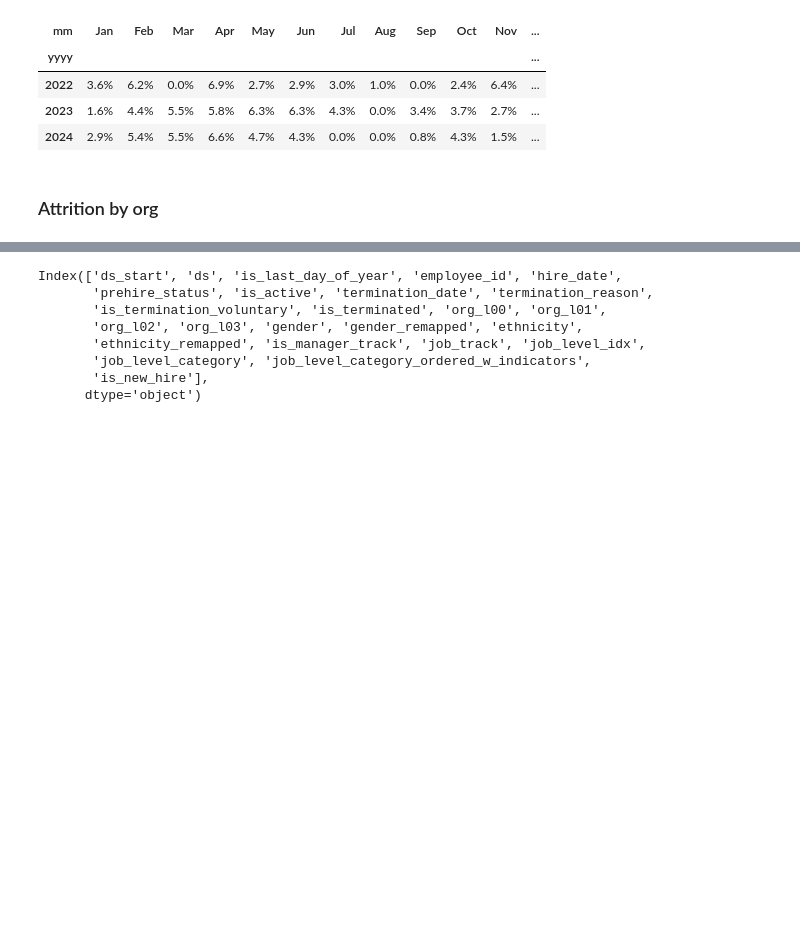
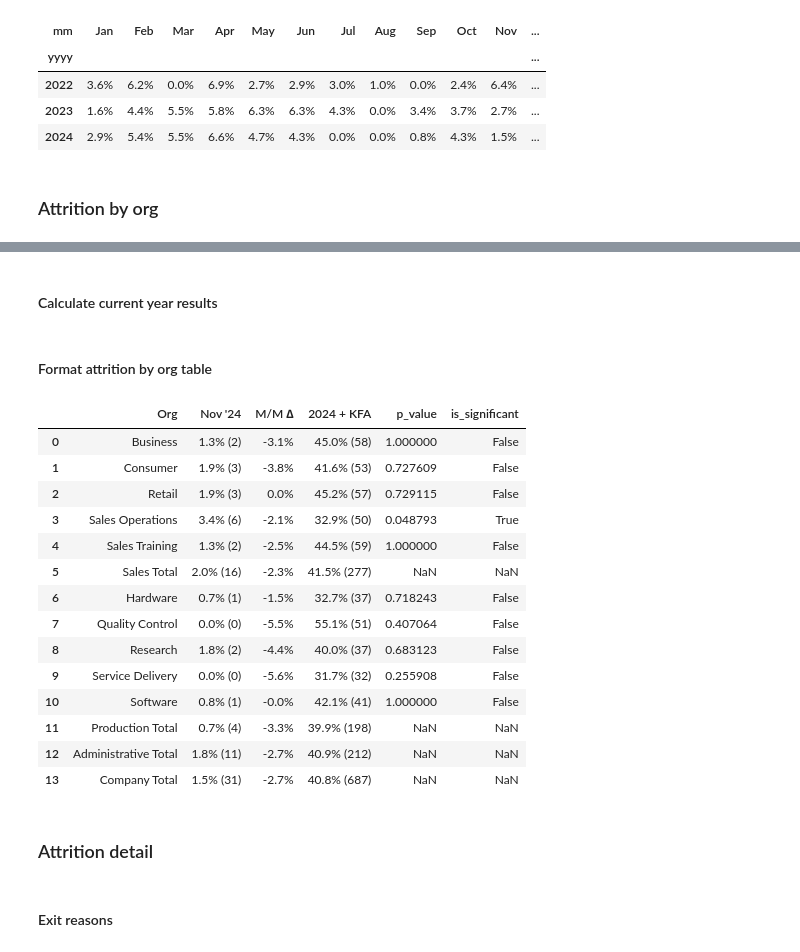
Before and after one commit to AtypicalLogic/fictional_hr_analytics, a Jupyter notebook: analyze/monthly_core_metrics.ipynb, the cells around one changed output, grey strips where cells are left out. Saved outputs shown, nothing was run; the diff lists cells and outputs as text; code cells hidden in the pictures; blank space fills up the shorter version.

```diff
--- a/analyze/monthly_core_metrics.ipynb
+++ b/analyze/monthly_core_metrics.ipynb
@@ -938,11 +1151,31 @@ Period('2024-11', 'M')
-# %%
-df_employees_plus.columns
-# %% [output]
-Index(['ds_start', 'ds', 'is_last_day_of_year', 'employee_id', 'hire_date',
-       'prehire_status', 'is_active', 'termination_date', 'termination_reason',
-       'is_termination_voluntary', 'is_terminated', 'org_l00', 'org_l01',
-       'org_l02', 'org_l03', 'gender', 'gender_remapped', 'ethnicity',
-       'ethnicity_remapped', 'is_manager_track', 'job_track', 'job_level_idx',
-       'job_level_category', 'job_level_category_ordered_w_indicators',
-       'is_new_hire'],
-      dtype='object')
+# %% [markdown]
+#### Calculate current year results
+# %%
+selected_fields = ['org_l01', 'org_l02', 'n_active_employees', 'n_terminated_employees', 'avg_active_employees', 'attrition_rate']
+
+attrition_by_org_current_year = pd.DataFrame([default_values])
+
+for org_idx in org_map:
+    # calculate values related to org_l02
+    if org_idx['incl_org_l02']:
+        attrition_by_org_current_year = pd.concat([
+            attrition_by_org_current_year,
+            df_annual_by_org2[(df_annual_by_org2.ds_start == start_of_year) & (df_annual_by_org2.org_l01 == org_idx['org_name'])][selected_fields],
+        ], ignore_index=True)
+    # calculate subtotals that correspond to org_l01
+    attrition_by_org_current_year = pd.concat([
+        attrition_by_org_current_year,
+        df_annual_by_org1[(df_annual_by_org1.ds_start == start_of_year) & (df_annual_by_org1.org_l01 == org_idx['org_name'])][selected_fields],
+    ], ignore_index=True)
+# calculate grand total
+attrition_by_org_current_year = pd.concat([
+    attrition_by_org_current_year,
+    pd.merge(
+        left=pd.DataFrame([{'ds': pd.to_datetime(df_annual[df_annual.ds_start == start_of_year].ds.iloc[0]), 'ds_start': pd.to_datetime(df_annual[df_annual.ds_start == start_of_year].ds_start.iloc[0]), 'org_l01': 'Company Total', 'org_l02': 'Company Total'}]),
+        right=df_annual[df_annual.ds_start == start_of_year],
+        how='left',
+        on=['ds', 'ds_start']
+    )[selected_fields]
+    ], ignore_index=True)
+# %% [markdown]
+#### Format attrition by org table
@@ -948,0 +1222,30 @@ Index(['ds_start', 'ds', 'is_last_day_of_year', 'employee_id', 'hire_date',
+# %%
+attrition_by_org_table = pd.merge(
+    left=attrition_by_org_table[['Org', current_month_formatted, 'M/M ∆', attrition_year_label]],
+    right=df_monthly_by_org_l02[['org_l02', 'p_value', 'is_significant']][df_monthly_by_org_l02.ds_start == current_month],
+    how='left',
+    left_on='Org',
+    right_on='org_l02'
+)
+
+attrition_by_org_table.drop(columns={'org_l02'})
+# %% [output]
+|  | Org | Nov '24 | M/M ∆ | 2024 + KFA | p_value | is_significant |
+| 0 | Business | 1.3% (2) | -3.1% | 45.0% (58) | 1.000000 | False |
+| 1 | Consumer | 1.9% (3) | -3.8% | 41.6% (53) | 0.727609 | False |
+| 2 | Retail | 1.9% (3) | 0.0% | 45.2% (57) | 0.729115 | False |
+| 3 | Sales Operations | 3.4% (6) | -2.1% | 32.9% (50) | 0.048793 | True |
+| 4 | Sales Training | 1.3% (2) | -2.5% | 44.5% (59) | 1.000000 | False |
+| 5 | Sales Total | 2.0% (16) | -2.3% | 41.5% (277) | NaN | NaN |
+| 6 | Hardware | 0.7% (1) | -1.5% | 32.7% (37) | 0.718243 | False |
+| 7 | Quality Control | 0.0% (0) | -5.5% | 55.1% (51) | 0.407064 | False |
+| 8 | Research | 1.8% (2) | -4.4% | 40.0% (37) | 0.683123 | False |
+| 9 | Service Delivery | 0.0% (0) | -5.6% | 31.7% (32) | 0.255908 | False |
+| 10 | Software | 0.8% (1) | -0.0% | 42.1% (41) | 1.000000 | False |
+| 11 | Production Total | 0.7% (4) | -3.3% | 39.9% (198) | NaN | NaN |
+| 12 | Administrative Total | 1.8% (11) | -2.7% | 40.9% (212) | NaN | NaN |
+| 13 | Company Total | 1.5% (31) | -2.7% | 40.8% (687) | NaN | NaN |
+# %% [markdown]
+### Attrition detail
+# %% [markdown]
+#### Exit reasons
```
Also changed, not shown: parts of 64 cells of this notebook.
